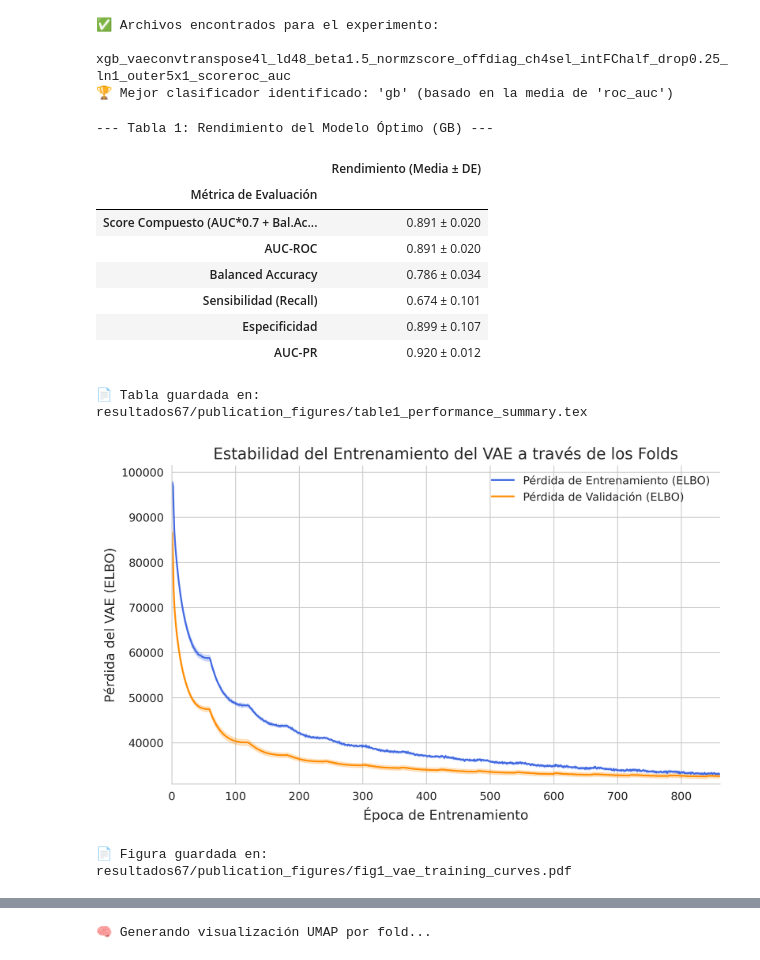
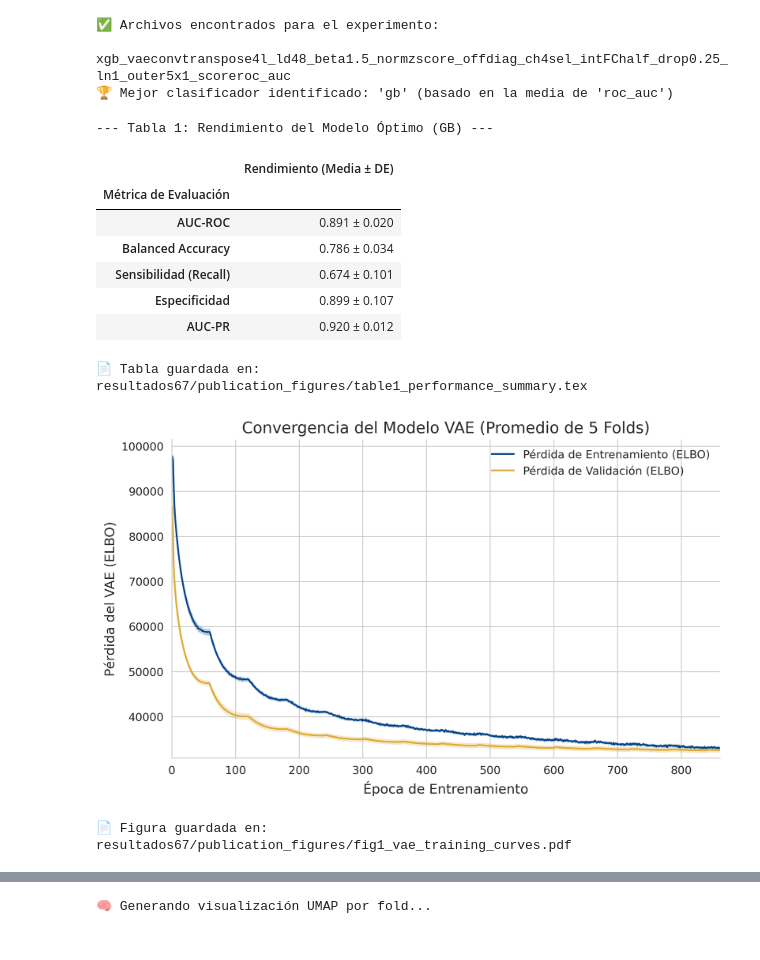
Before and after one commit to SantiagoVBlasL/limpio, a Jupyter notebook: ablation_67_plots.ipynb, the cells around one changed output, grey strips where cells are left out. Drawn from its saved outputs; the diff is of its cells as text; code cells hidden in the pictures.

```diff
--- a/ablation_67_plots.ipynb
+++ b/ablation_67_plots.ipynb
@@ -67,9 +67,10 @@ try:
         scoring_metric = 'bal_acc_def'
     else:
         # Si ninguna de las dos existe, toma la primera columna numérica después de 'best_params'
-        numeric_cols = metrics_df.select_dtypes(include=np.number).columns.tolist()
-        params_idx = metrics_df.columns.tolist().index('best_params')
-        scoring_metric = metrics_df.columns[params_idx + 1]
+        # Fallback por si las columnas esperadas no existen
+        first_metric_col = metrics_df.select_dtypes(include=np.number).columns[1]
+        scoring_metric = first_metric_col
+        print(f"⚠️ 'roc_auc' no encontrada. Usando '{scoring_metric}' como métrica principal.")
 
     best_clf_name = metrics_df.groupby('classifier')[scoring_metric].mean().idxmax()
     print(f"🏆 Mejor clasificador identificado: '{best_clf_name}' (basado en la media de '{scoring_metric}')")
@@ -85,8 +86,7 @@ except (FileNotFoundError, ValueError, IndexError) as e:
 if metrics_df is not None:
     # Diccionario para renombrar métricas a un formato más legible
     key_metrics = {
-        scoring_metric: 'Score Compuesto (AUC*0.7 + Bal.Acc*0.3)',
-        'auc': 'AUC-ROC',
+        'roc_auc': 'AUC-ROC',
         'bal_acc_def': 'Balanced Accuracy',
         'sens_def': 'Sensibilidad (Recall)',
         'spec_def': 'Especificidad',
@@ -115,7 +115,6 @@ if metrics_df is not None:
 --- Tabla 1: Rendimiento del Modelo Óptimo (GB) ---
 |  | Rendimiento (Media ± DE) |
 | Métrica de Evaluación |  |
-| Score Compuesto (AUC*0.7 + Bal.Ac... | 0.891 ± 0.020 |
 | AUC-ROC | 0.891 ± 0.020 |
 | Balanced Accuracy | 0.786 ± 0.034 |
 | Sensibilidad (Recall) | 0.674 ± 0.101 |
@@ -125,39 +124,40 @@ if metrics_df is not None:
 # %%
 if histories is not None:
     # Truncar historiales a la longitud mínima para un promediado robusto
     min_len = min(len(h['train_loss']) for h in histories if h)
 
     # Recolectar datos de todos los folds
     train_loss = np.array([h['train_loss'][:min_len] for h in histories if h])
     val_loss = np.array([h['val_loss'][:min_len] for h in histories if h])
 
     mean_train, std_train = train_loss.mean(axis=0), train_loss.std(axis=0)
     mean_val, std_val = val_loss.mean(axis=0), val_loss.std(axis=0)
 
     epochs = np.arange(min_len)
 
     fig, ax = plt.subplots(figsize=(8, 5))
 
-    ax.plot(epochs, mean_train, color='royalblue', label='Pérdida de Entrenamiento (ELBO)')
-    ax.fill_between(epochs, mean_train - std_train, mean_train + std_train, color='royalblue', alpha=0.2)
+    ax.plot(epochs, mean_train, color='#004488', label='Pérdida de Entrenamiento (ELBO)')
+    ax.fill_between(epochs, mean_train - std_train, mean_train + std_train, color='#004488', alpha=0.2)
 
-    ax.plot(epochs, mean_val, color='darkorange', label='Pérdida de Validación (ELBO)')
-    ax.fill_between(epochs, mean_val - std_val, mean_val + std_val, color='darkorange', alpha=0.2)
+    ax.plot(epochs, mean_val, color='#DDAA33', label='Pérdida de Validación (ELBO)')
+    ax.fill_between(epochs, mean_val - std_val, mean_val + std_val, color='#DDAA33', alpha=0.2)
+
 
     ax.set_xlabel("Época de Entrenamiento")
     ax.set_ylabel("Pérdida del VAE (ELBO)")
-    ax.set_title("Estabilidad del Entrenamiento del VAE a través de los Folds")
+    ax.set_title("Convergencia del Modelo VAE (Promedio de 5 Folds)")
     ax.legend(frameon=False)
     ax.set_xlim(0, min_len)
-    ax.set_ylim(bottom=min(mean_val.min(), mean_train.min()) * 0.95) # Ajuste dinámico del eje Y
+    ax.set_ylim(bottom=min(np.min(mean_val), np.min(mean_train)) * 0.95)
     sns.despine(ax=ax)
 
     plt.tight_layout()
     fig_path = OUTPUT_FIG_DIR / "fig1_vae_training_curves.pdf"
     fig.savefig(fig_path, dpi=300)
     plt.show()
     print(f"📄 Figura guardada en: {fig_path}")
 # %% [output]
-[figure, old version]
+[figure, new version]
 📄 Figura guardada en: resultados67/publication_figures/fig1_vae_training_curves.pdf
 # %%
```
Also changed, not shown: parts of 1 cell of this notebook.
